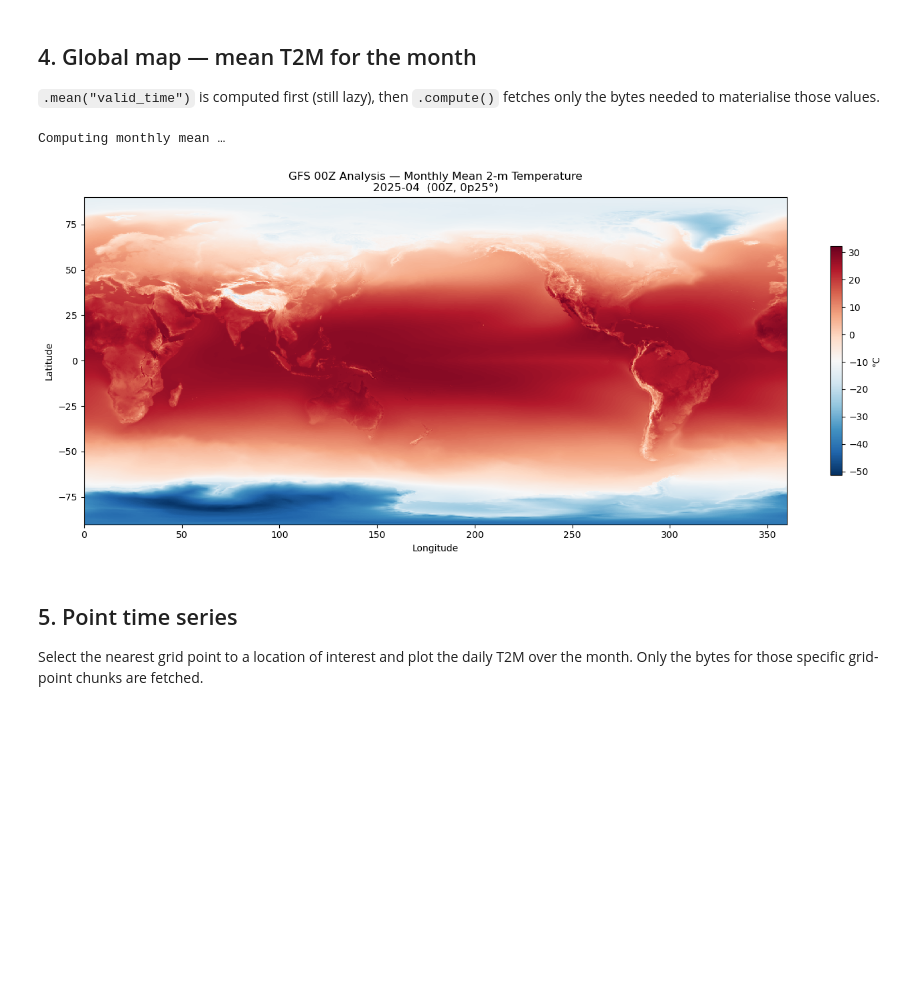
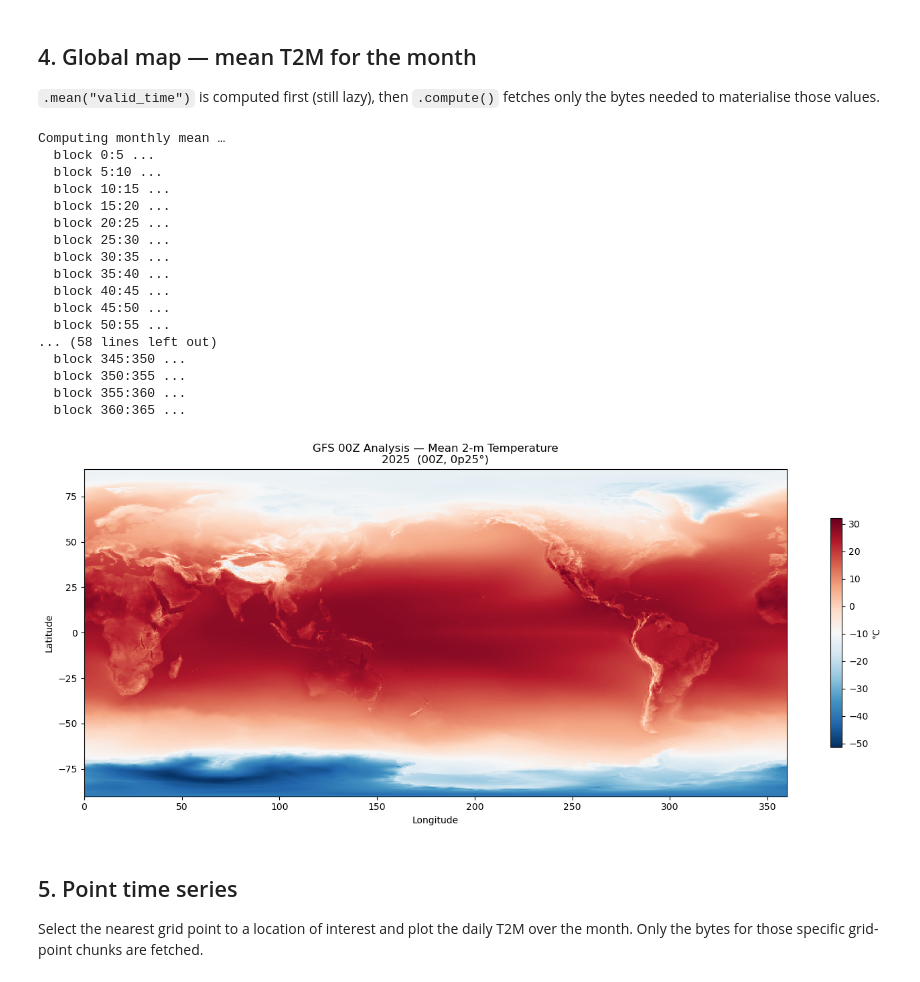
Before and after one commit to NOAA-MDL/grib2io, a Jupyter notebook: demos/gfs_monthly_t2m.ipynb, the cells around one changed output. Saved outputs shown, nothing was run; the diff lists cells and outputs as text; code cells hidden in the pictures; blank space fills up the shorter version.

```diff
--- a/demos/gfs_monthly_t2m.ipynb
+++ b/demos/gfs_monthly_t2m.ipynb
@@ -191,30 +233,86 @@ Attributes:
 `.mean("valid_time")` is computed first (still lazy), then `.compute()` fetches
 only the bytes needed to materialise those values.
 # %%
+import time
+
 print("Computing monthly mean …")
-t2m_mean = t2m_monthly.chunk({"valid_time": 31}).mean("valid_time").compute()  # triggers S3 reads
+
+def compute_with_retries(arr, *, max_attempts=6, base_sleep=2):
+    """Retry lazy S3-backed compute on transient timeout/network errors."""
+    for attempt in range(1, max_attempts + 1):
+        try:
+            return arr.compute()
+        except Exception as exc:
+            msg = str(exc).lower()
+            transient = (
+                "icechunkerror" in type(exc).__name__.lower()
+                or "timeout" in msg
+                or "timed out" in msg
+                or "connect" in msg
+            )
+            if (not transient) or attempt == max_attempts:
+                raise
+            sleep_s = base_sleep ** attempt
+            print(
+                f"Transient read error ({type(exc).__name__}) on attempt "
+                f"{attempt}/{max_attempts}; retrying in {sleep_s}s..."
+            )
+            time.sleep(sleep_s)
+
+def resilient_time_mean(arr, *, dim="valid_time", block=7):
+    """Compute mean in small retried blocks to avoid one huge remote read graph."""
+    n = int(arr.sizes[dim])
+    weighted_sums = []
+    weights = []
+    for start in range(0, n, block):
+        stop = min(start + block, n)
+        print(f"  block {start}:{stop} ...")
+        block_mean = compute_with_retries(arr.isel({dim: slice(start, stop)}).mean(dim))
+        weight = stop - start
+        weighted_sums.append(block_mean * weight)
+        weights.append(weight)
+    return sum(weighted_sums) / sum(weights)
+
+# Compute in smaller retried chunks rather than a single large remote graph.
+t2m_mean = resilient_time_mean(t2m_monthly, dim="valid_time", block=5)
 
 # ---- plot ----------------------------------------------------------------
-lats = t2m_mean.coords.get("latitude", t2m_mean.coords.get("y", None))
+lats = t2m_mean.coords.get("latitude",  t2m_mean.coords.get("y",  None))
 lons = t2m_mean.coords.get("longitude", t2m_mean.coords.get("x", None))
 
 fig, ax = plt.subplots(figsize=(14, 6))
 if lats is not None and lons is not None:
     pcm = ax.pcolormesh(lons, lats, t2m_mean.values, cmap="RdBu_r", shading="auto")
     ax.set_xlabel("Longitude")
     ax.set_ylabel("Latitude")
 else:
     pcm = ax.imshow(t2m_mean.values, origin="upper", cmap="RdBu_r", aspect="auto")
     ax.set_xlabel("x index")
     ax.set_ylabel("y index")
 
 plt.colorbar(pcm, ax=ax, label="°C", shrink=0.7)
-ax.set_title(f"GFS 00Z Analysis — Monthly Mean 2-m Temperature\n{MONTH}  (00Z, {GRID}°)")
+ax.set_title(f"GFS 00Z Analysis — Mean 2-m Temperature\n{PERIOD_LABEL}  (00Z, {GRID}°)")
 plt.tight_layout()
 plt.show()
 # %% [output]
 Computing monthly mean …
+  block 0:5 ...
+  block 5:10 ...
+  block 10:15 ...
+  block 15:20 ...
+  block 20:25 ...
+  block 25:30 ...
+  block 30:35 ...
+  block 35:40 ...
+  block 40:45 ...
+  block 45:50 ...
+  block 50:55 ...
+... (58 lines left out)
+  block 345:350 ...
+  block 350:355 ...
+  block 355:360 ...
+  block 360:365 ...
-[figure, old version]
+[figure, new version]
 # %% [markdown]
 ## 5. Point time series
 
```
Also changed, not shown: parts of 8 cells of this notebook, 3 other files.
